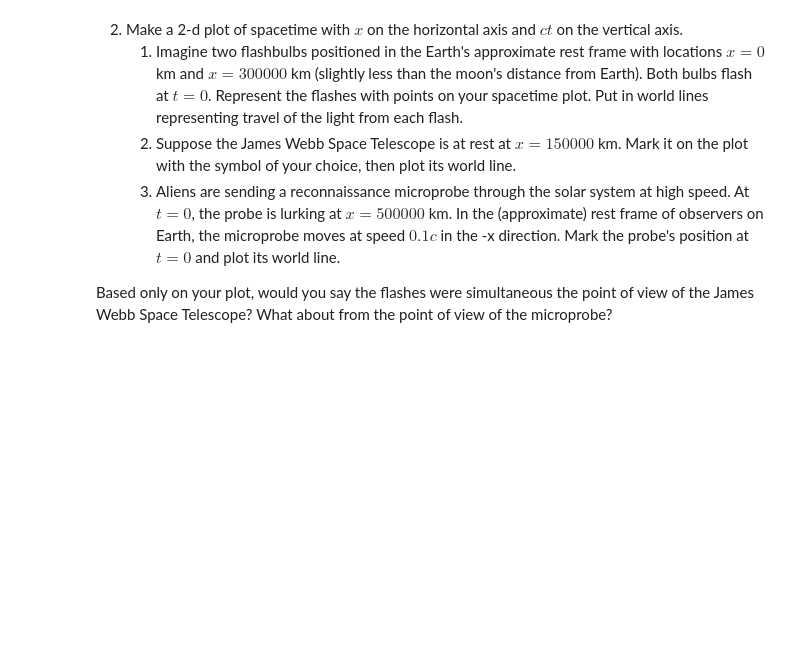
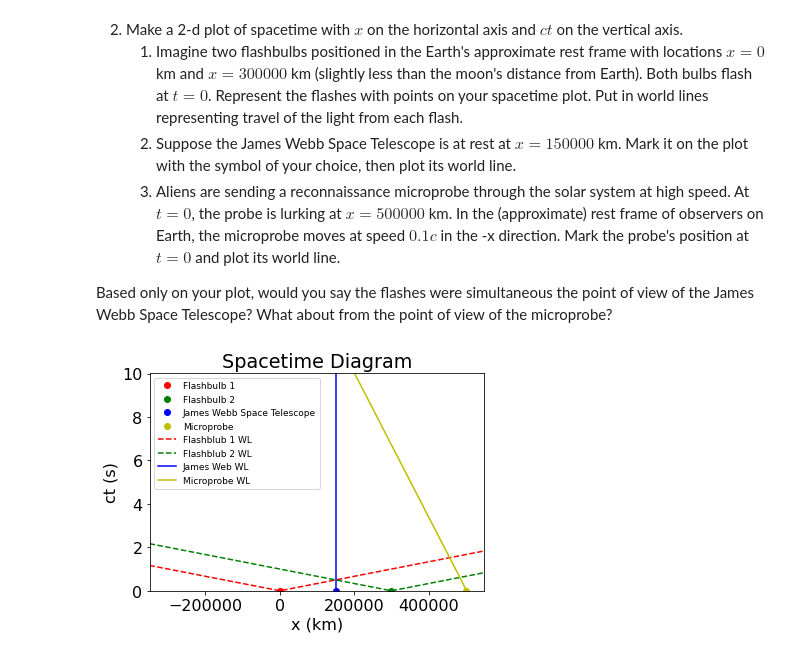
Before and after one commit to mitchrg/phys309, a Jupyter notebook: assignment3.ipynb, the cells around one changed output. Cells and saved outputs as stored; diff of their text form; code cells hidden in the pictures; blank space fills up the shorter version.

```diff
--- a/assignment3.ipynb
+++ b/assignment3.ipynb
@@ -48,6 +57,58 @@ plt.plot(v*c,inverse_y(u_prime,v*c))
 
 Based only on your plot, would you say the flashes were simultaneous the point of view of the James Webb Space Telescope? What about from the point of view of the microprobe?
 # %%
-# 1 and 2
-np.linspace(0,1,100)
-plt.plot()
+
+
+# Define constants
+
+x_flash1 = 0 # km
+x_flash2 = 300000 # km
+x_jwst = 150000 # km
+
+x = np.linspace(-3500000,3500000,10000)
+y = x
+x_micro_initial = 500000  # Initial position in km
+v_micro = -0.1*c  # Speed in m/s
+
+# Calculate Lorentz factor
+gamma = 1 / np.sqrt(1 - (v_micro/c)**2)
+
+# Time array
+t = np.linspace(0, 3000000, 10000)  # Time in seconds
+
+# Calculate probe's position at different times
+x_micro = gamma * (x_micro_initial + v_micro*t)
+
+
+# Plot flashbulbs
+plt.plot([x_flash1], [0], 'ro', label='Flashbulb 1')
+plt.plot([x_flash2], [0], 'go', label='Flashbulb 2')
+# Plot James Webb Space Telescope
+plt.plot([x_jwst], [0], 'bo', label='James Webb Space Telescope')
+# Plot of the microprobe
+plt.plot([500000], [0], 'yo', label='Microprobe')
+
+# Plotting the 45 degree world lines
+plt.plot(x,1000*np.abs(y)/c, 'r--', label = 'Flashblub 1 WL')
+plt.plot(x+300000,1000*np.abs(y)/c, 'g--', label = 'Flashblub 2 WL')
+plt.axvline(x=150000, color='b', label = 'James Web WL')
+
+# Plot probe's world line
+plt.plot(x_micro, 1000*t, 'y', label='Microprobe WL')
+
+# Set axis labels and title
+plt.xlabel('x (km)')
+plt.ylabel('ct (s)')
+plt.title('Spacetime Diagram')
+
+# Set axis limits
+plt.xlim(-350000,550000)
+plt.ylim(0,3000000000/c)
+
+# Add legend
+plt.legend(loc='upper left', fontsize=9)
+
+# Show plot
+plt.show()
+# %% [output]
+[figure, added]
```
Also changed, not shown: parts of 3 cells of this notebook.
